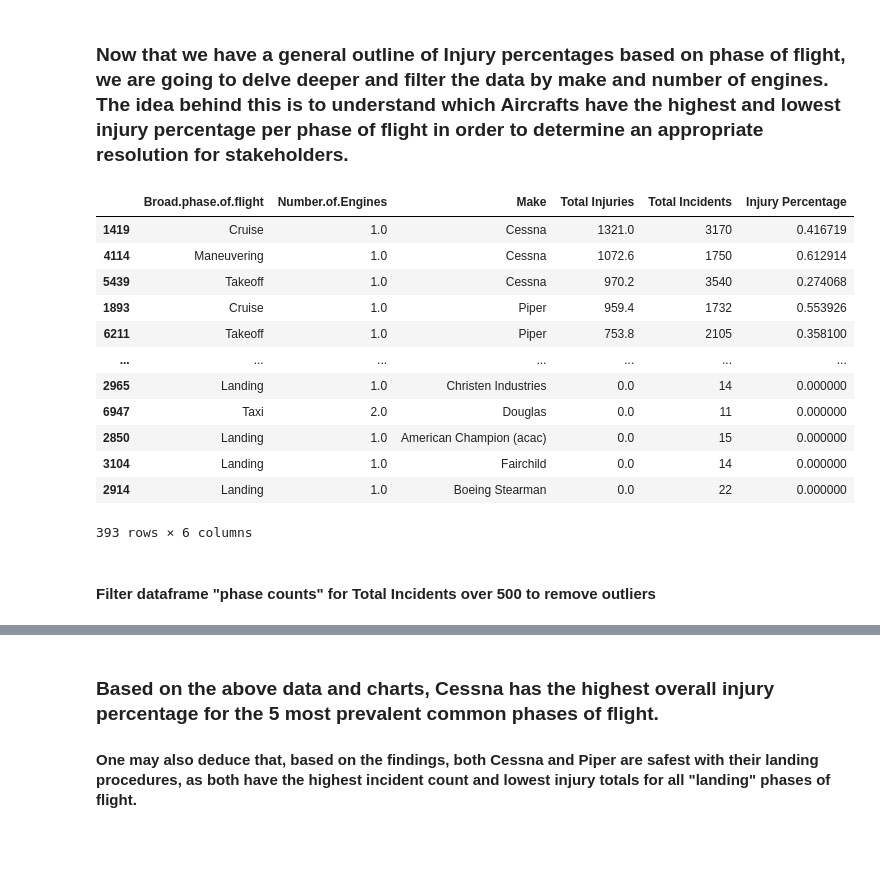
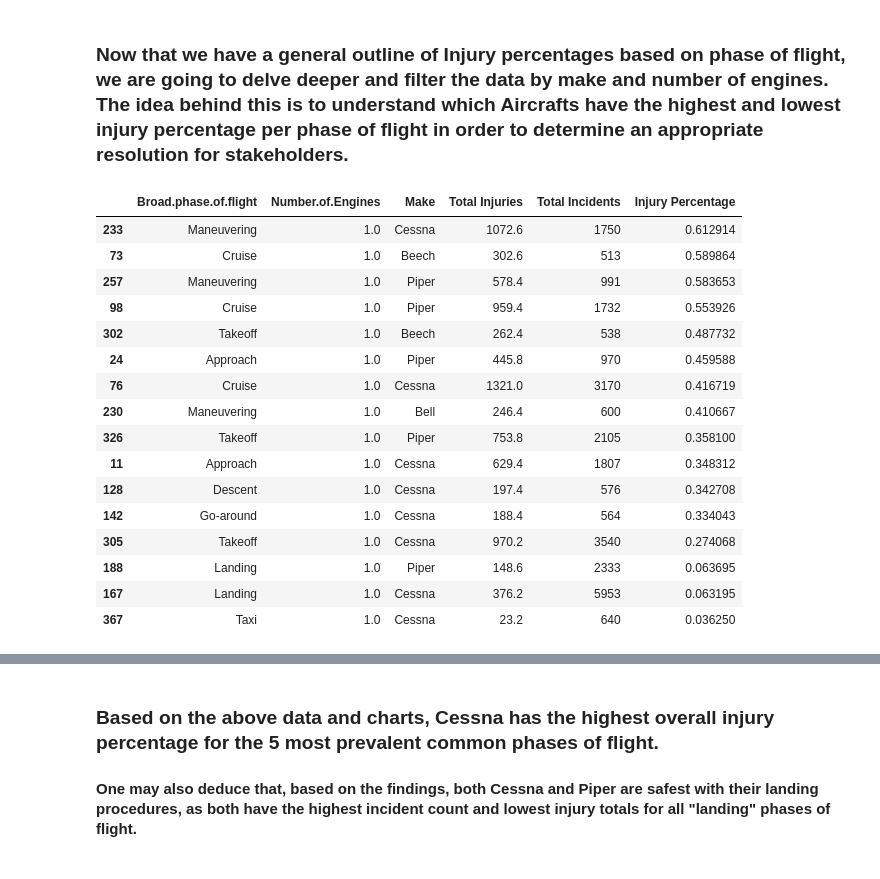
Before and after one commit to nealiyer88/Aviation-Data, a Jupyter notebook: student.ipynb, the cells around one changed output, grey strips where cells are left out. Cells and saved outputs as stored; diff of their text form; code cells hidden in the pictures.

```diff
--- a/student.ipynb
+++ b/student.ipynb
@@ -36,2 +22,26 @@ planes_df.sort_values(by=('Total.Fatal.Injuries'), ascending=False)
+# %%
+planes_df = pd.read_csv('Aviation_Data.csv')
+
+#Fill in all null values in Injuries columns
+planes_df['Total.Fatal.Injuries'].fillna(0, inplace=True)
+planes_df['Total.Serious.Injuries'].fillna(0,inplace=True)
+planes_df['Total.Minor.Injuries'].fillna(0,inplace=True)
+
+#Normalize Data
+planes_df["Make"] = planes_df["Make"].replace("Boeing", "BOEING")
+planes_df["Make"] = planes_df["Make"].replace("BOEING-VERTOL", "BOEING")
+planes_df["Make"] = planes_df["Make"].replace("Airbus Industrie", "AIRBUS")
+planes_df["Make"] = planes_df["Make"].replace("AIRBUS INDUSTRIE", "AIRBUS")
+planes_df["Make"] = planes_df["Make"].replace("Airbus", "AIRBUS")
+planes_df["Make"] = planes_df["Make"].replace("CESSNA", "Cessna")
+planes_df["Make"] = planes_df["Make"].replace("PIPER", "Piper")
+planes_df["Make"] = planes_df["Make"].replace("BEECH", "Beech")
+
+#removing any leading or trailing whitespace
+planes_df['Make'] = planes_df['Make'].str.strip()
+
+#create new column documenting total injuries, fatal + major + minor
+#created weighted index based on fatal vs serious vs minor injuries
+planes_df['Total Injuries'] = planes_df['Total.Fatal.Injuries'] * 0.6 + planes_df['Total.Serious.Injuries'] * 0.4 + planes_df['Total.Minor.Injuries'] * 0.2
 # %% [markdown]
 ### <span style="color: skyblue;">After viewing the layout of the data, it is time to further filter and identify the different columns and datatypes of the file</span>.
@@ -450,30 +263,36 @@ plt.show()
 # %%
 # Group by specified columns and aggregate Total Injuries
 phase_counts = planes_df.groupby(['Broad.phase.of.flight', 'Number.of.Engines', 'Make'])['Total Injuries'].agg(['sum', 'count']).reset_index()
 
 # Rename columns
 phase_counts.columns = ['Broad.phase.of.flight', 'Number.of.Engines', 'Make', 'Total Injuries', 'Total Incidents']
 
 # Calculate Injury Percentage
 phase_counts['Injury Percentage'] = phase_counts['Total Injuries'] / phase_counts['Total Incidents']
 
 # Sort the DataFrame by 'Injury Percentage' in descending order
 phase_counts = phase_counts[(phase_counts['Total Incidents'] > 10) & (phase_counts['Number.of.Engines'] <= 8)]
 
-phase_counts.sort_values(by='Total Injuries', ascending=False)
+#create filtered_phase to show injury percentage per phase of flight for incident counts over 500
+filtered_phase = phase_counts.groupby(['Broad.phase.of.flight', 'Number.of.Engines', 'Make'])[['Total Injuries', 'Total Incidents', 'Injury Percentage']].sum().reset_index()
+filtered_phase = filtered_phase[filtered_phase['Total Incidents'] > 500]
+filtered_phase['Injury Percentage'] = filtered_phase['Total Injuries'] / filtered_phase['Total Incidents']
+filtered_phase.sort_values(by='Injury Percentage', ascending=False)
 # %% [output]
 |  | Broad.phase.of.flight | Number.of.Engines | Make | Total Injuries | Total Incidents | Injury Percentage |
-| 1419 | Cruise | 1.0 | Cessna | 1321.0 | 3170 | 0.416719 |
-| 4114 | Maneuvering | 1.0 | Cessna | 1072.6 | 1750 | 0.612914 |
-| 5439 | Takeoff | 1.0 | Cessna | 970.2 | 3540 | 0.274068 |
-| 1893 | Cruise | 1.0 | Piper | 959.4 | 1732 | 0.553926 |
-| 6211 | Takeoff | 1.0 | Piper | 753.8 | 2105 | 0.358100 |
-| ... | ... | ... | ... | ... | ... | ... |
-| 2965 | Landing | 1.0 | Christen Industries | 0.0 | 14 | 0.000000 |
-| 6947 | Taxi | 2.0 | Douglas | 0.0 | 11 | 0.000000 |
-| 2850 | Landing | 1.0 | American Champion (acac) | 0.0 | 15 | 0.000000 |
-| 3104 | Landing | 1.0 | Fairchild | 0.0 | 14 | 0.000000 |
-| 2914 | Landing | 1.0 | Boeing Stearman | 0.0 | 22 | 0.000000 |
+| 233 | Maneuvering | 1.0 | Cessna | 1072.6 | 1750 | 0.612914 |
+| 73 | Cruise | 1.0 | Beech | 302.6 | 513 | 0.589864 |
+| 257 | Maneuvering | 1.0 | Piper | 578.4 | 991 | 0.583653 |
+| 98 | Cruise | 1.0 | Piper | 959.4 | 1732 | 0.553926 |
+| 302 | Takeoff | 1.0 | Beech | 262.4 | 538 | 0.487732 |
+| 24 | Approach | 1.0 | Piper | 445.8 | 970 | 0.459588 |
+| 76 | Cruise | 1.0 | Cessna | 1321.0 | 3170 | 0.416719 |
+| 230 | Maneuvering | 1.0 | Bell | 246.4 | 600 | 0.410667 |
+| 326 | Takeoff | 1.0 | Piper | 753.8 | 2105 | 0.358100 |
+| 11 | Approach | 1.0 | Cessna | 629.4 | 1807 | 0.348312 |
+| 128 | Descent | 1.0 | Cessna | 197.4 | 576 | 0.342708 |
+| 142 | Go-around | 1.0 | Cessna | 188.4 | 564 | 0.334043 |
+| 305 | Takeoff | 1.0 | Cessna | 970.2 | 3540 | 0.274068 |
+| 188 | Landing | 1.0 | Piper | 148.6 | 2333 | 0.063695 |
+| 167 | Landing | 1.0 | Cessna | 376.2 | 5953 | 0.063195 |
+| 367 | Taxi | 1.0 | Cessna | 23.2 | 640 | 0.036250 |
-393 rows × 6 columns
-# %% [markdown]
-#### Filter dataframe "phase counts" for Total Incidents over 500 to remove outliers
```
Also changed, not shown: parts of 32 cells of this notebook, 2 other files.
